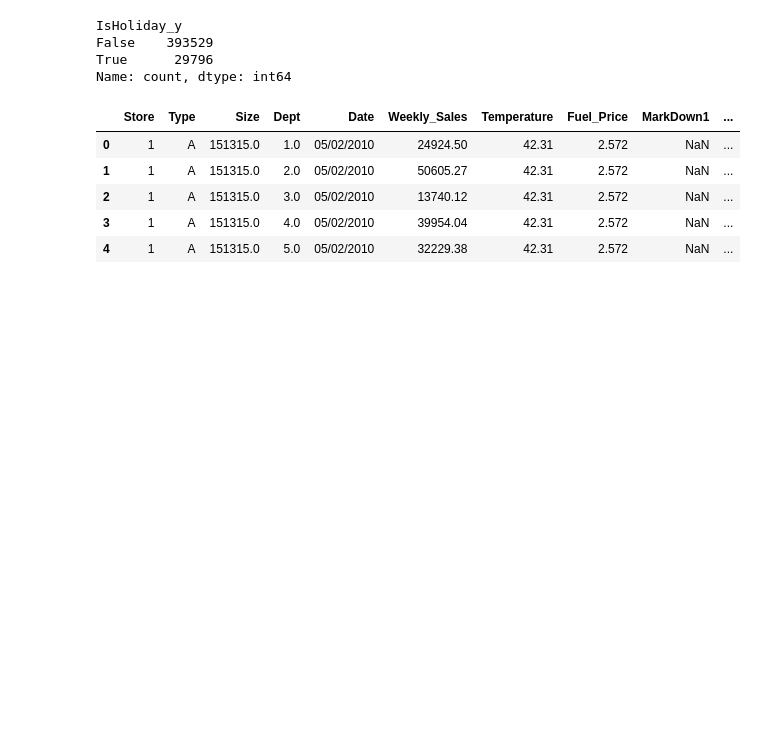
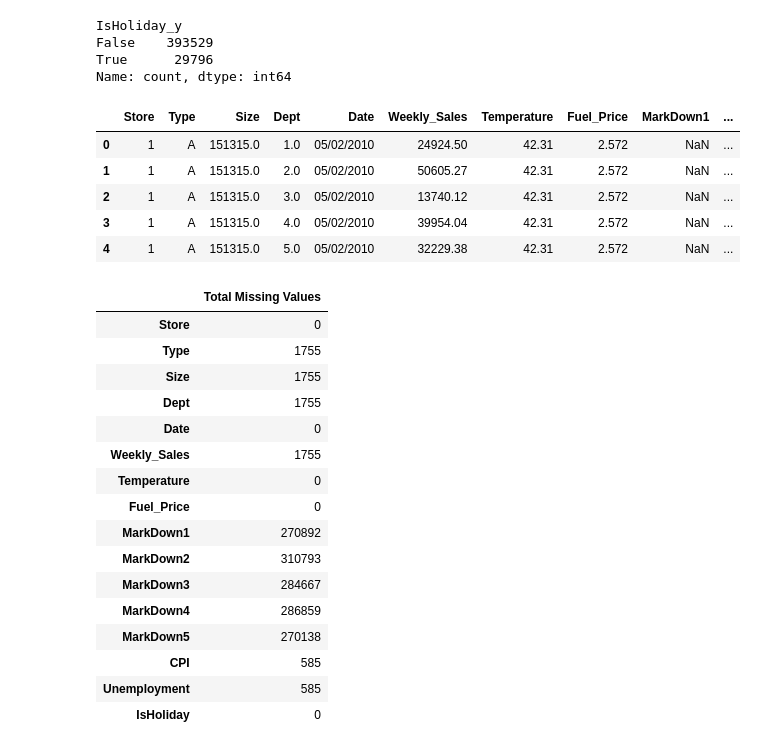
Before and after one commit to SriRamK345/Retail_Sales_Forecast, a Jupyter notebook: Sales_Final_Project.ipynb, the cells around one changed output. Drawn from its saved outputs; the diff is of its cells as text; code cells hidden in the pictures; blank space fills up the shorter version.

```diff
--- a/Sales_Final_Project.ipynb
+++ b/Sales_Final_Project.ipynb
@@ -201,3 +207,28 @@ df.head()
 | 2 | 1 | A | 151315.0 | 3.0 | 05/02/2010 | 13740.12 | 42.31 | 2.572 | NaN | ... |
 | 3 | 1 | A | 151315.0 | 4.0 | 05/02/2010 | 39954.04 | 42.31 | 2.572 | NaN | ... |
 | 4 | 1 | A | 151315.0 | 5.0 | 05/02/2010 | 32229.38 | 42.31 | 2.572 | NaN | ... |
+# %%
+isnull_number = []
+for i in df.columns:
+    x = df[i].isnull().sum()
+    isnull_number.append(x)
+
+pd.DataFrame(isnull_number, index = df.columns, columns = ["Total Missing Values"])
+# %% [output]
+|  | Total Missing Values |
+| Store | 0 |
+| Type | 1755 |
+| Size | 1755 |
+| Dept | 1755 |
+| Date | 0 |
+| Weekly_Sales | 1755 |
+| Temperature | 0 |
+| Fuel_Price | 0 |
+| MarkDown1 | 270892 |
+| MarkDown2 | 310793 |
+| MarkDown3 | 284667 |
+| MarkDown4 | 286859 |
+| MarkDown5 | 270138 |
+| CPI | 585 |
+| Unemployment | 585 |
+| IsHoliday | 0 |
```
Also changed, not shown: parts of 12 cells of this notebook.
